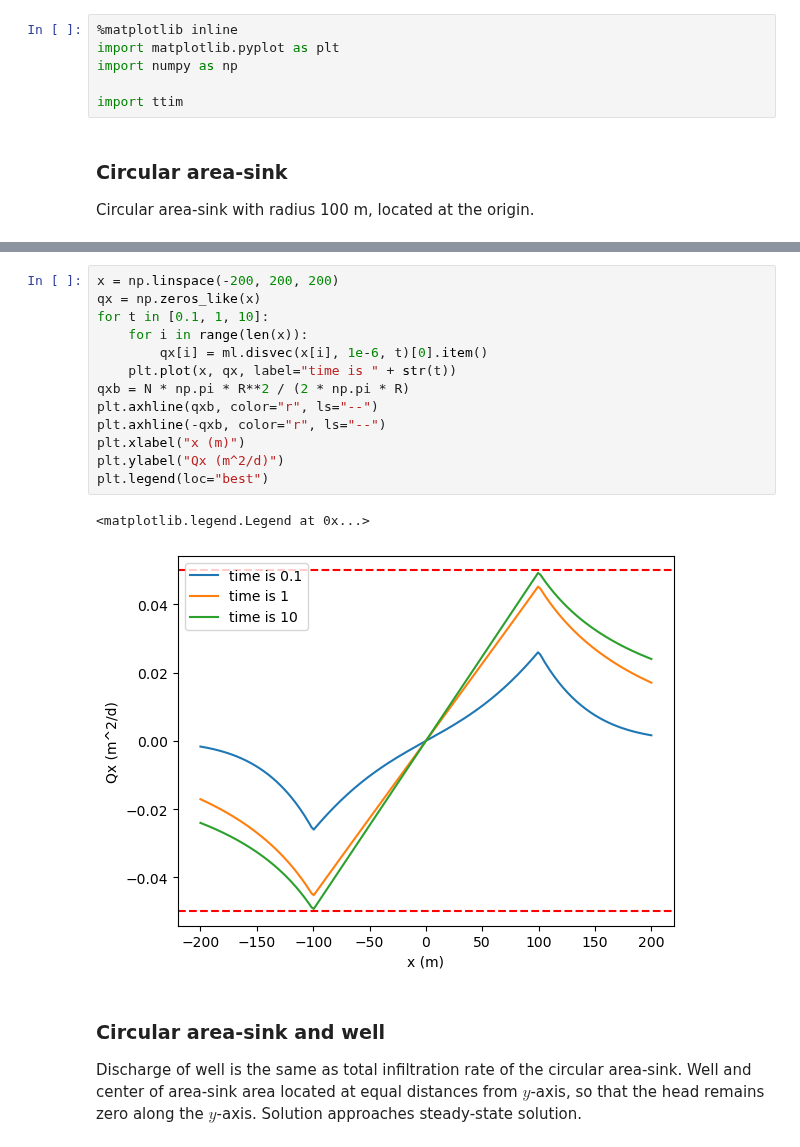
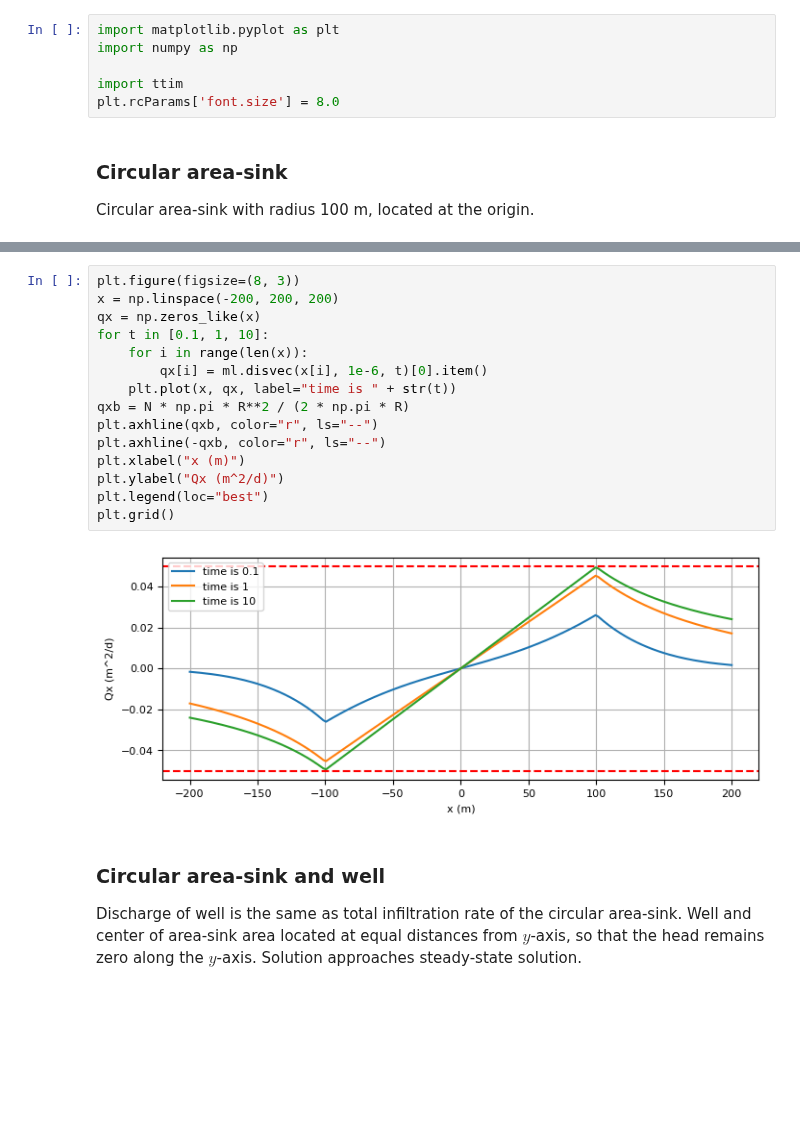
Before and after one commit to mbakker7/ttim, a Jupyter notebook: docs/03examples/circareasink_example.ipynb, the cells around one changed output, grey strips where cells are left out. Saved outputs shown, nothing was run; the diff lists cells and outputs as text; blank space fills up the shorter version.

```diff
--- a/docs/03examples/circareasink_example.ipynb
+++ b/docs/03examples/circareasink_example.ipynb
@@ -1,9 +1,9 @@
 # %%
-%matplotlib inline
 import matplotlib.pyplot as plt
 import numpy as np
 
 import ttim
+plt.rcParams['font.size'] = 8.0
 # %% [markdown]
 ### Circular area-sink
 Circular area-sink with radius 100 m, located at the origin.
@@ -22,19 +21,20 @@ No unknowns. Solution complete
 # %%
+plt.figure(figsize=(8, 3))
 x = np.linspace(-200, 200, 200)
 qx = np.zeros_like(x)
 for t in [0.1, 1, 10]:
     for i in range(len(x)):
         qx[i] = ml.disvec(x[i], 1e-6, t)[0].item()
     plt.plot(x, qx, label="time is " + str(t))
 qxb = N * np.pi * R**2 / (2 * np.pi * R)
 plt.axhline(qxb, color="r", ls="--")
 plt.axhline(-qxb, color="r", ls="--")
 plt.xlabel("x (m)")
 plt.ylabel("Qx (m^2/d)")
 plt.legend(loc="best")
+plt.grid()
 # %% [output]
-<matplotlib.legend.Legend at 0x...>
-[figure, old version]
+[figure, new version]
 # %% [markdown]
 ### Circular area-sink and well
 Discharge of well is the same as total infiltration rate of the circular area-sink.
```
Also changed, not shown: parts of 6 cells of this notebook, 1 other file.
